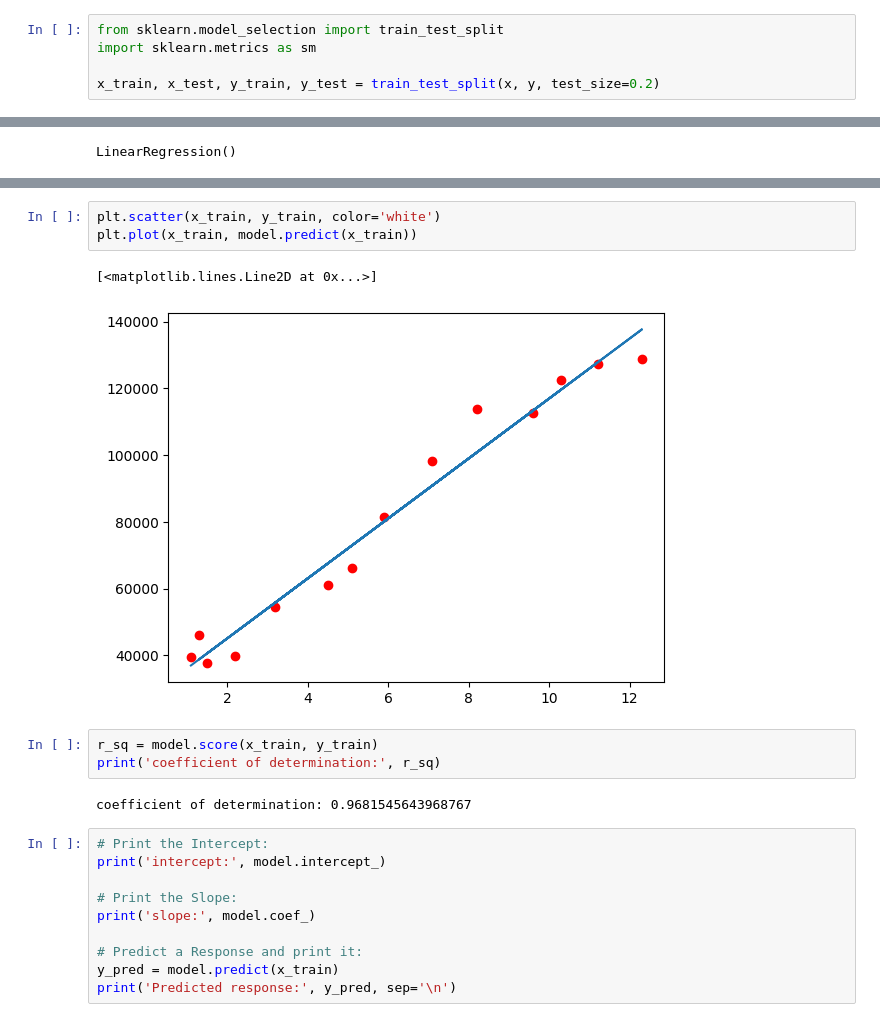
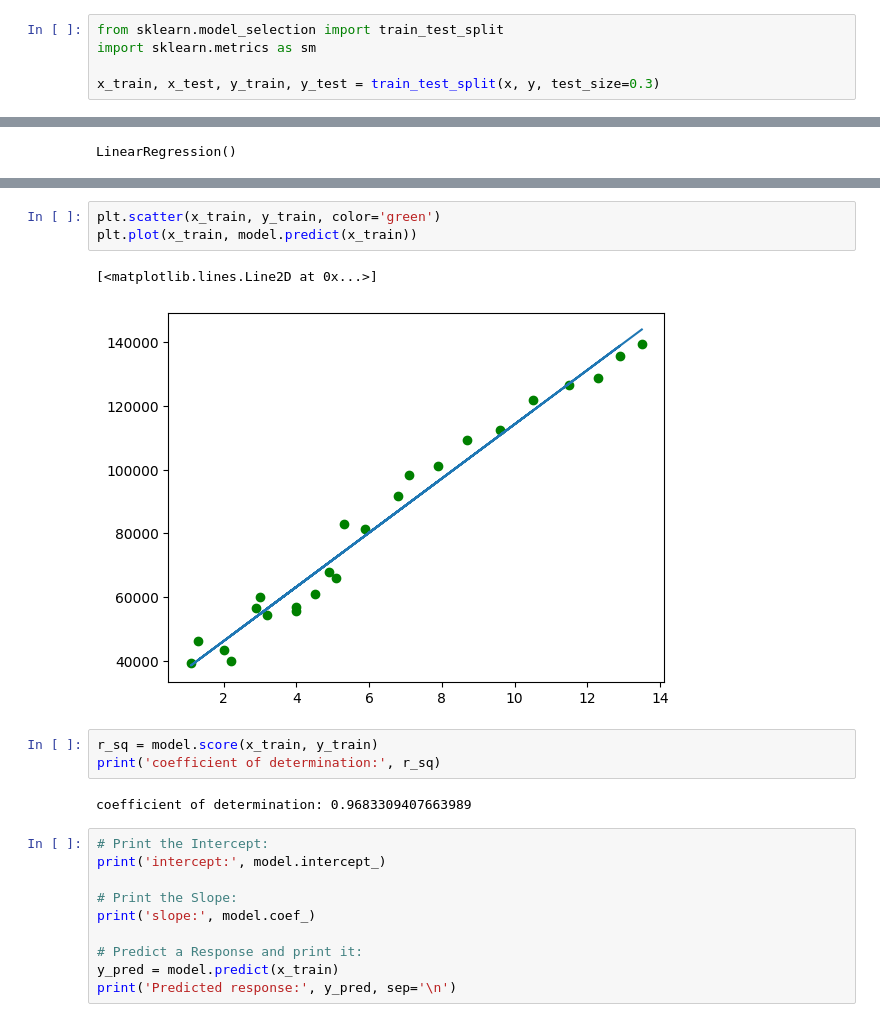
Before and after one commit to Muttu99/pythonProject, a Jupyter notebook: LinearRegression_SalaryPrediction.ipynb, the cells around one changed output, grey strips where cells are left out. Saved outputs shown, nothing was run; the diff lists cells and outputs as text.

```diff
--- a/LinearRegression_SalaryPrediction.ipynb
+++ b/LinearRegression_SalaryPrediction.ipynb
@@ -77,7 +77,7 @@ array([ 39343,  46205,  37731,  43525,  39891,  56642,  60150,  54445,
 from sklearn.model_selection import train_test_split
 import sklearn.metrics as sm
 
-x_train, x_test, y_train, y_test = train_test_split(x, y, test_size=0.2)
+x_train, x_test, y_train, y_test = train_test_split(x, y, test_size=0.3)
 # %%
 from sklearn.linear_model import LinearRegression
 model = LinearRegression()
@@ -108,14 +114,14 @@ ModuleNotFoundError: No module named 'seaborn'
 # %%
-plt.scatter(x_train, y_train, color='white')
+plt.scatter(x_train, y_train, color='green')
 plt.plot(x_train, model.predict(x_train))
 # %% [output]
 [<matplotlib.lines.Line2D at 0x...>]
-[figure, old version]
+[figure, new version]
 # %%
 r_sq = model.score(x_train, y_train)
 print('coefficient of determination:', r_sq)
 # %% [output]
-coefficient of determination: 0.9681545643968767
+coefficient of determination: 0.9683309407663989
 # %%
 # Print the Intercept:
 print('intercept:', model.intercept_)
```
Also changed, not shown: parts of 3 cells of this notebook.
